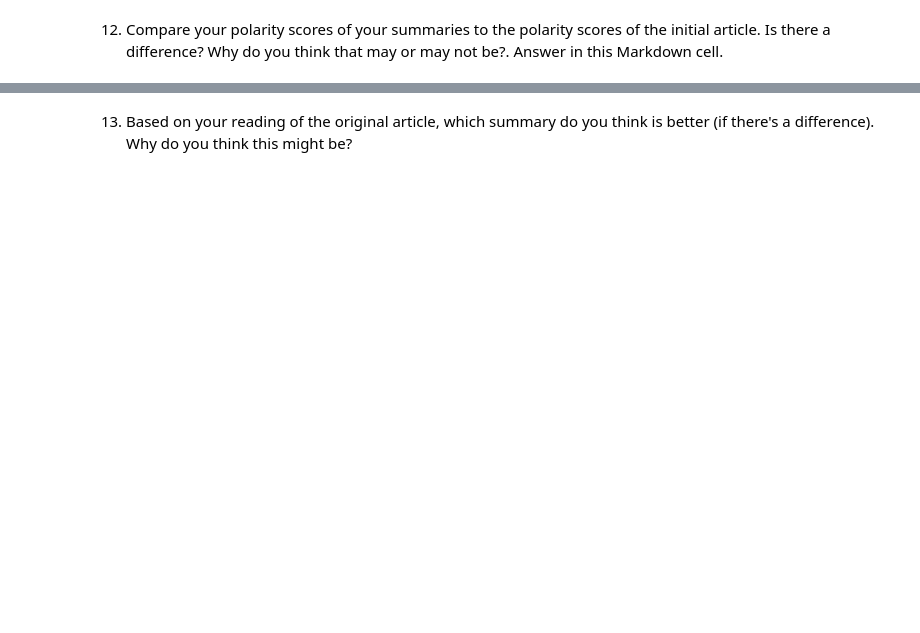
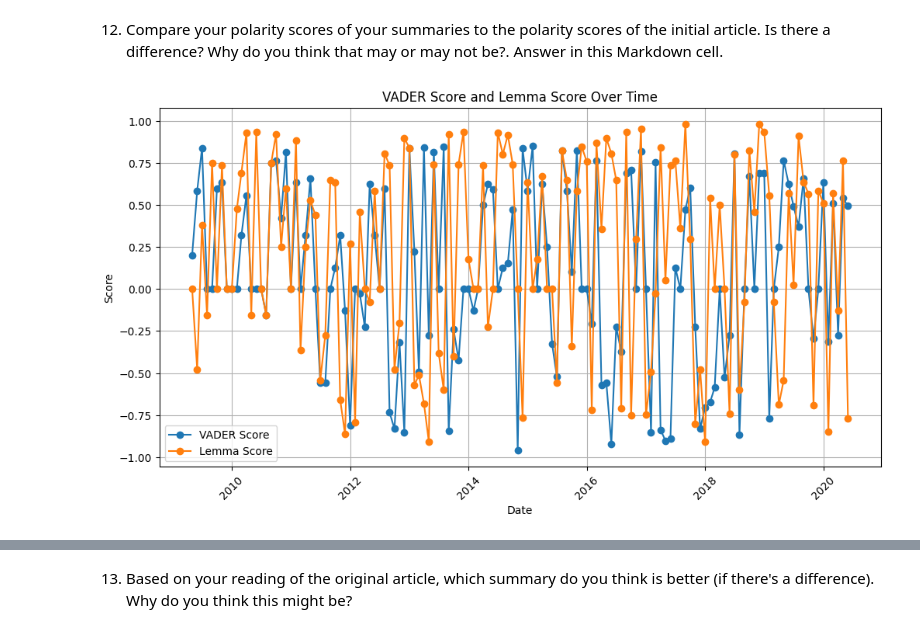
Before and after one commit to drpafowler/module-07-philip, a Jupyter notebook: article-summarizer.ipynb, the cells around one changed output, grey strips where cells are left out. Saved outputs shown, nothing was run; the diff lists cells and outputs as text; code cells hidden in the pictures; blank space fills up the shorter version.

```diff
--- a/article-summarizer.ipynb
+++ b/article-summarizer.ipynb
@@ -401,2 +544,24 @@ RuntimeError: At least one of TensorFlow 2.0 or PyTorch should be installed. To
 # %% [markdown]
 11. Print the polarity score of your summary you generated with the lemma scores (with an appropriate label). Additionally, print the number of sentences in the summarized article.
+# %%
+# Initialize the VADER sentiment analyzer
+analyzer = SentimentIntensityAnalyzer()
+
+# Load the English model for sentence segmentation
+nlp = spacy.load('en_core_web_sm')
+
+# Function to calculate VADER sentiment score
+def get_vader_score(text):
+    return analyzer.polarity_scores(text)['compound']
+
+# Function to count the number of sentences
+def count_sentences(text):
+    doc = nlp(text)
+    return len(list(doc.sents))
+
+# Apply the functions to the 'lemma_summary' column and create new columns 'lemma_score' and 'lemma_number_of_sentences'
+df_trump_tweet_summaries['lemma_score'] = df_trump_tweet_summaries['lemma_summary'].apply(get_vader_score)
+df_trump_tweet_summaries['lemma_number_of_sentences'] = df_trump_tweet_summaries['lemma_summary'].apply(count_sentences)
+
+# Display the updated DataFrame
+print(df_trump_tweet_summaries.head())
@@ -403,2 +586,26 @@ RuntimeError: At least one of TensorFlow 2.0 or PyTorch should be installed. To
 # %% [markdown]
 12.  Compare your polarity scores of your summaries to the polarity scores of the initial article.  Is there a difference?  Why do you think that may or may not be?.  Answer in this Markdown cell.
+# %%
+# Ensure the 'year' and 'month' columns are combined into a datetime column for plotting
+df_trump_tweet_summaries['date'] = pd.to_datetime(df_trump_tweet_summaries[['year', 'month']].assign(day=1))
+
+# Sort the DataFrame by date
+df_trump_tweet_summaries = df_trump_tweet_summaries.sort_values('date')
+
+# Plot the vader_score and lemma_score over time
+plt.figure(figsize=(12, 6))
+plt.plot(df_trump_tweet_summaries['date'], df_trump_tweet_summaries['vader_score'], label='VADER Score', marker='o')
+plt.plot(df_trump_tweet_summaries['date'], df_trump_tweet_summaries['lemma_score'], label='Lemma Score', marker='o')
+
+# Add titles and labels
+plt.title('VADER Score and Lemma Score Over Time')
+plt.xlabel('Date')
+plt.ylabel('Score')
+plt.legend()
+plt.grid(True)
+plt.xticks(rotation=45)
+
+# Show the plot
+plt.show()
+# %% [output]
+[figure, added]
```
Also changed, not shown: parts of 24 cells of this notebook.
